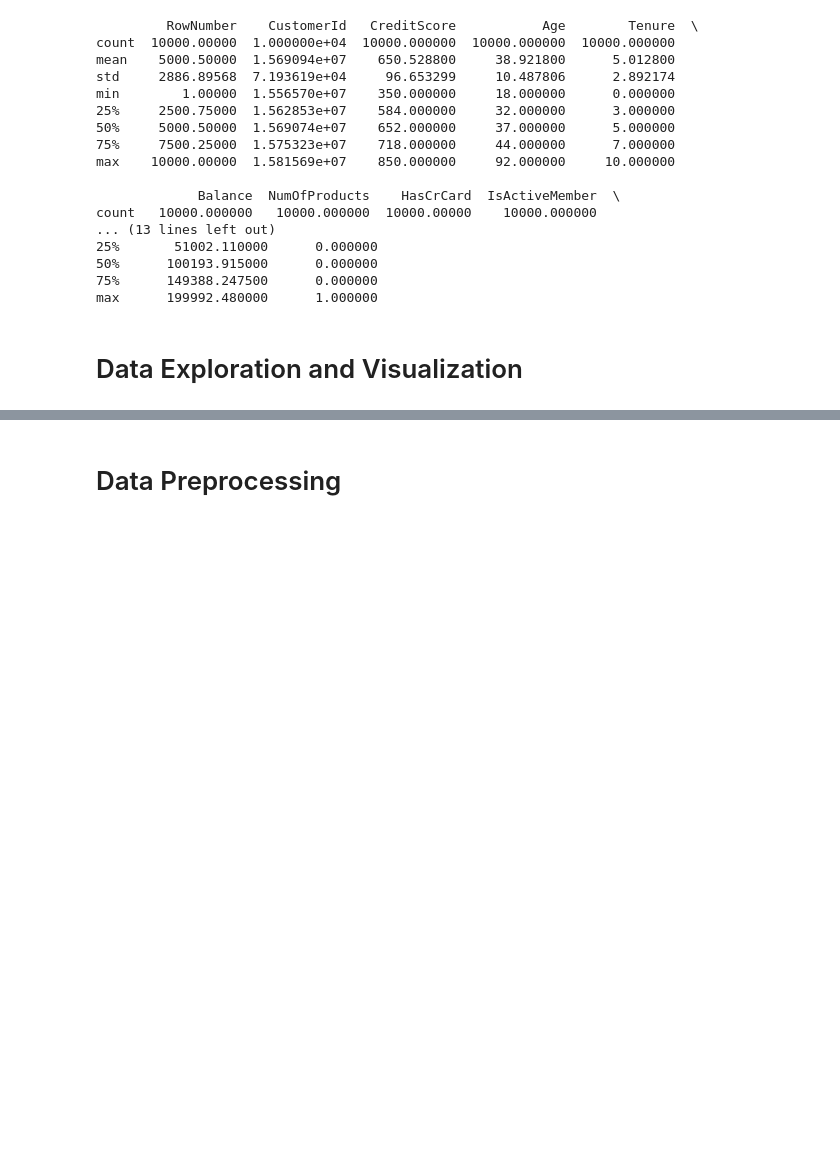
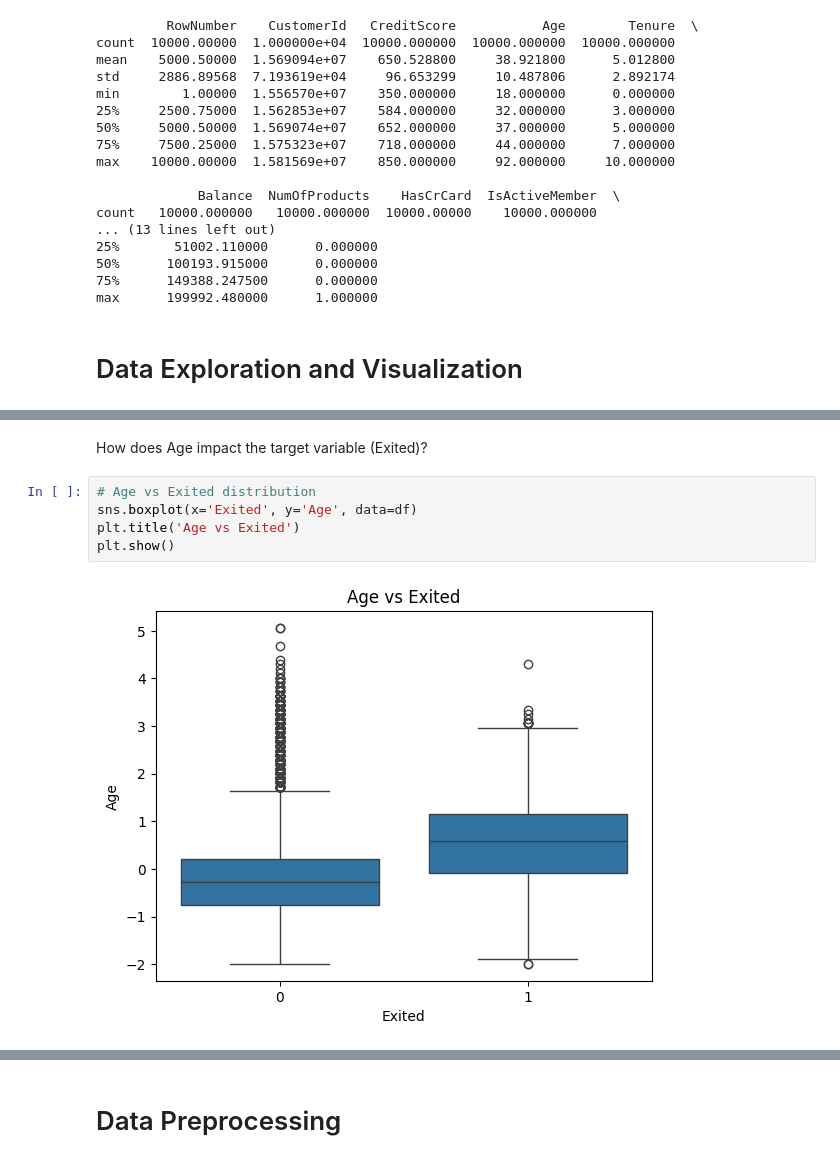
Before and after one commit to Abhiii10/Banking-Customer-Churn-Prediction, a Jupyter notebook: churn_prediction.ipynb, the cells around one changed output, grey strips where cells are left out. Drawn from its saved outputs; the diff is of its cells as text; blank space fills up the shorter version.

```diff
--- a/churn_prediction.ipynb
+++ b/churn_prediction.ipynb
@@ -118,0 +139,9 @@ plt.show()
+# %% [markdown]
+How does Age impact the target variable (Exited)?
+# %%
+# Age vs Exited distribution
+sns.boxplot(x='Exited', y='Age', data=df)
+plt.title('Age vs Exited')
+plt.show()
+# %% [output]
+[figure, added]
```
Also changed, not shown: parts of 37 cells of this notebook.
